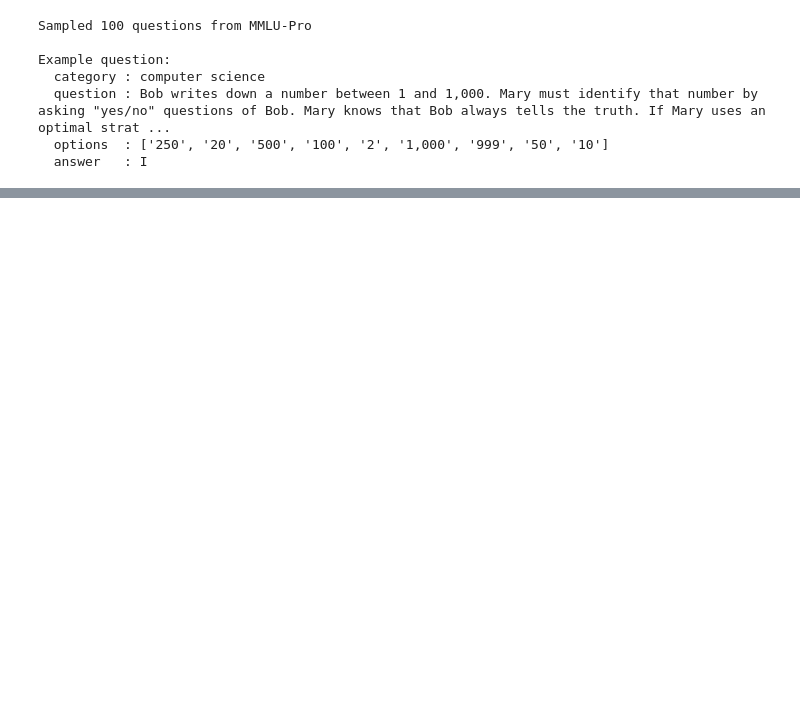
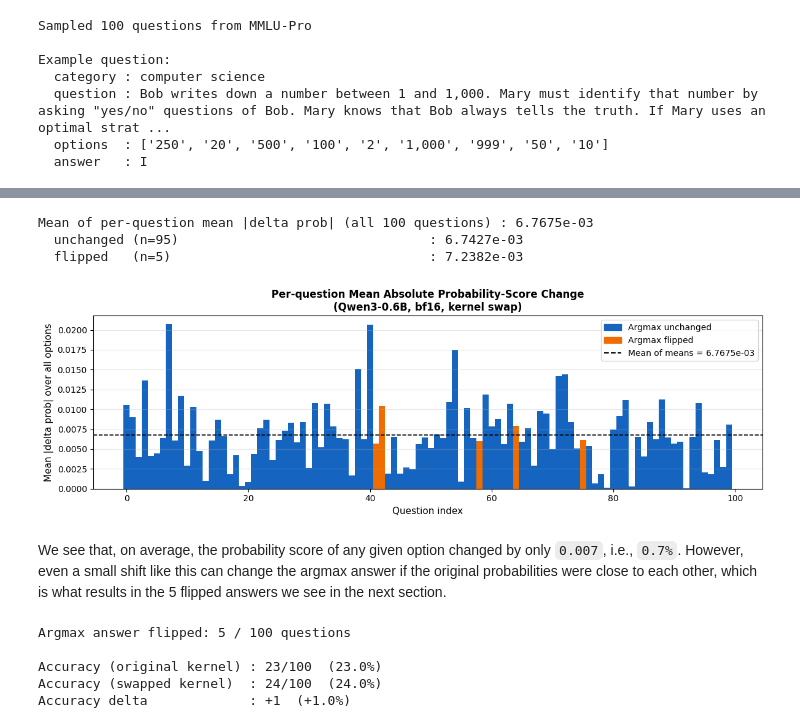
Before and after one commit to GeometricAGI/blog, a Jupyter notebook: kernel-swapping-performance/kernel_swapping_blog.ipynb, the cells around one changed output, grey strips where cells are left out. Saved outputs shown, nothing was run; the diff lists cells and outputs as text; code cells hidden in the pictures; blank space fills up the shorter version.

```diff
--- a/kernel-swapping-performance/kernel_swapping_blog.ipynb
+++ b/kernel-swapping-performance/kernel_swapping_blog.ipynb
@@ -749,0 +631,55 @@ Questions with argmax answer flipped: 4
+# %%
+# For each question compute mean absolute delta prob across its answer letters.
+question_mean_abs_delta = []
+for r in results:
+    ids = [LETTER_TOKEN_IDS[L] for L in r['letters']]
+    orig_p = F.softmax(r['orig_logits'][ids], dim=-1).numpy()
+    swap_p = F.softmax(r['swap_logits'][ids], dim=-1).numpy()
+    question_mean_abs_delta.append(np.abs(swap_p - orig_p).mean())
+
+question_mean_abs_delta = np.array(question_mean_abs_delta)
+unchanged_mask = np.array([r['orig_pick'] == r['swap_pick'] for r in results])
+
+print(f"Mean of per-question mean |delta prob| (all {len(results)} questions) : {question_mean_abs_delta.mean():.4e}")
+print(f"  unchanged (n={unchanged_mask.sum()})                                : {question_mean_abs_delta[unchanged_mask].mean():.4e}")
+print(f"  flipped   (n={(~unchanged_mask).sum()})                                 : {question_mean_abs_delta[~unchanged_mask].mean():.4e}")
+
+fig, ax = plt.subplots(figsize=(12, 4))
+colors = ['#EF6C00' if not u else '#1565C0' for u in unchanged_mask]
+ax.bar(range(len(results)), question_mean_abs_delta, color=colors, edgecolor='none', width=1.0)
+ax.axhline(question_mean_abs_delta.mean(), color='black', linewidth=1.2, linestyle='--')
+unchanged_patch = mpatches.Patch(color='#1565C0', label='Argmax unchanged')
+flipped_patch   = mpatches.Patch(color='#EF6C00', label='Argmax flipped')
+mean_line       = plt.Line2D([0], [0], color='black', linestyle='--',
+                              label=f'Mean of means = {question_mean_abs_delta.mean():.4e}')
+ax.legend(handles=[unchanged_patch, flipped_patch, mean_line], fontsize=10)
+ax.set_xlabel("Question index", fontsize=11)
+ax.set_ylabel("Mean |delta prob| over all options", fontsize=11)
+ax.set_title("Per-question Mean Absolute Probability-Score Change\n(Qwen3-0.6B, bf16, kernel swap)", fontsize=12, fontweight='bold')
+ax.grid(axis='y', alpha=0.3)
+plt.tight_layout()
+plt.savefig('mmlu_pro_prob_change.png', dpi=150, bbox_inches='tight')
+plt.show()
+# %% [output]
+Mean of per-question mean |delta prob| (all 100 questions) : 6.7675e-03
+  unchanged (n=95)                                : 6.7427e-03
+  flipped   (n=5)                                 : 7.2382e-03
+[figure, added]
+# %% [markdown]
+We see that, on average, the probability score of any given option changed by only `0.007`, i.e., `0.7%`. However, even a small shift like this can change the argmax answer if the original probabilities were close to each other, which is what results in the 5 flipped answers we see in the next section.
+# %%
+n_flipped = sum(1 for r in results if r['orig_pick'] != r['swap_pick'])
+print(f"\nArgmax answer flipped: {n_flipped} / {len(results)} questions")
+
+orig_correct = sum(1 for r in results if r['orig_pick'] == r['gold'])
+swap_correct = sum(1 for r in results if r['swap_pick'] == r['gold'])
+n = len(results)
+print(f"\nAccuracy (original kernel) : {orig_correct}/{n}  ({100 * orig_correct / n:.1f}%)")
+print(f"Accuracy (swapped kernel)  : {swap_correct}/{n}  ({100 * swap_correct / n:.1f}%)")
+print(f"Accuracy delta             : {swap_correct - orig_correct:+d}  ({100 * (swap_correct - orig_correct) / n:+.1f}%)")
+# %% [output]
+Argmax answer flipped: 5 / 100 questions
+
+Accuracy (original kernel) : 23/100  (23.0%)
+Accuracy (swapped kernel)  : 24/100  (24.0%)
+Accuracy delta             : +1  (+1.0%)
```
Also changed, not shown: parts of 29 cells of this notebook, 2 other files.
